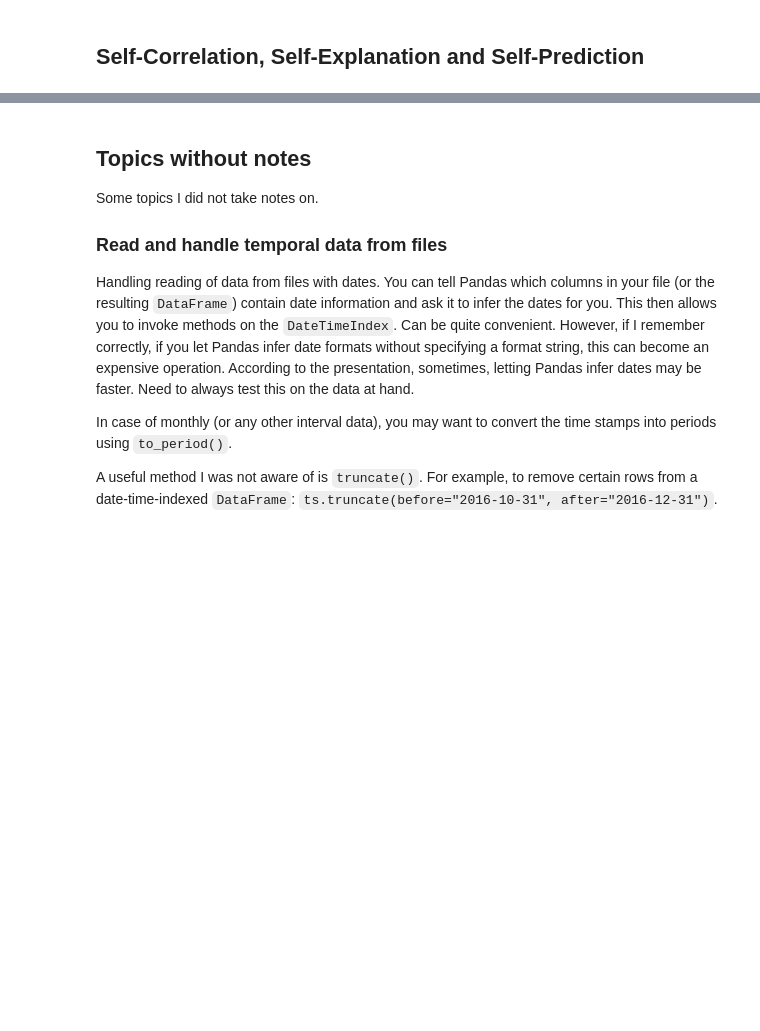
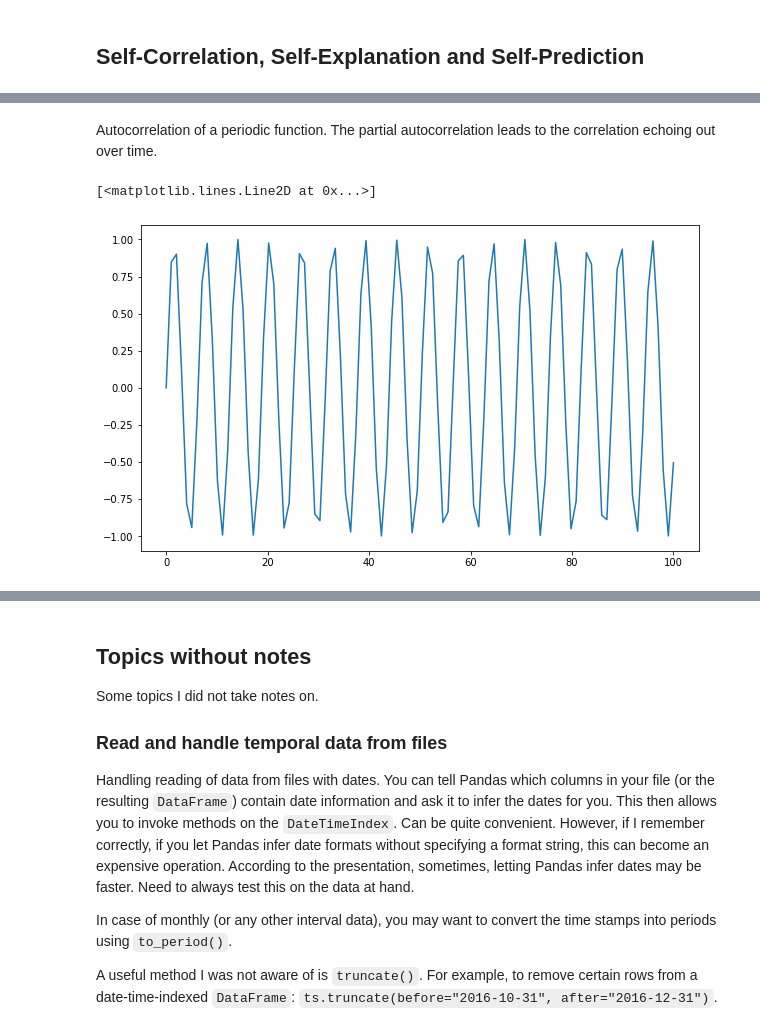
Before and after one commit to drbwa/timeserieseda, a Jupyter notebook: pycon2017/pycon2017-1.ipynb, the cells around one changed output, grey strips where cells are left out. Drawn from its saved outputs; the diff is of its cells as text; code cells hidden in the pictures; blank space fills up the shorter version.

```diff
--- a/pycon2017/pycon2017-1.ipynb
+++ b/pycon2017/pycon2017-1.ipynb
@@ -549,0 +602,10 @@ Note that correlations can occur repeatedly. For example, a phenomenon that occu
+# %% [markdown]
+Autocorrelation of a periodic function. The partial autocorrelation leads to the correlation echoing out over time.
+# %%
+grid = np.linspace(0, 100, 100)
+sin5 = np.sin(grid)
+result_curve = sin5
+plt.plot(grid, result_curve)
+# %% [output]
+[<matplotlib.lines.Line2D at 0x...>]
+[figure, added]
```
Also changed, not shown: parts of 36 cells of this notebook, 1 other file.
